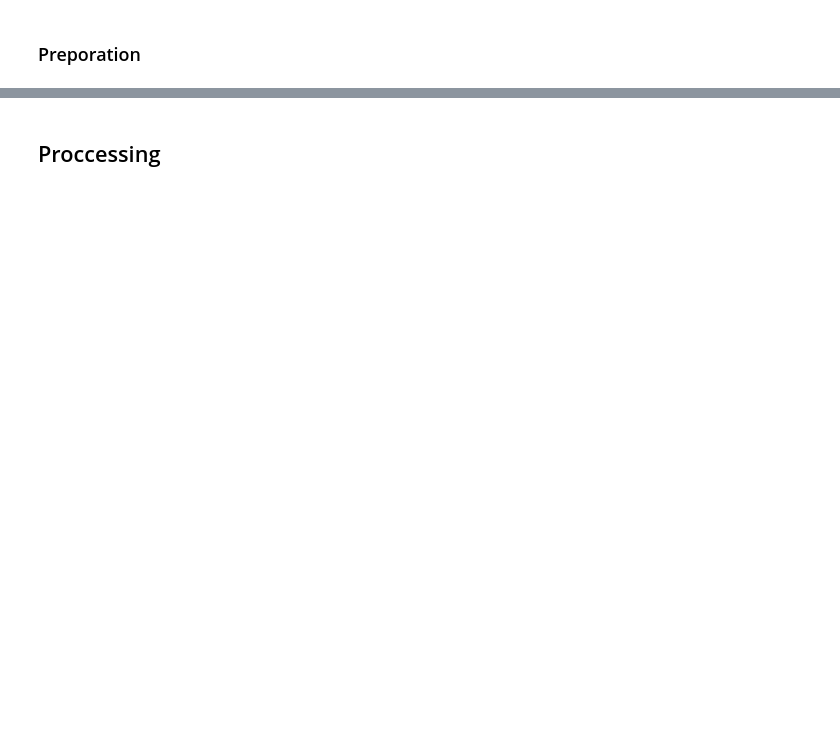
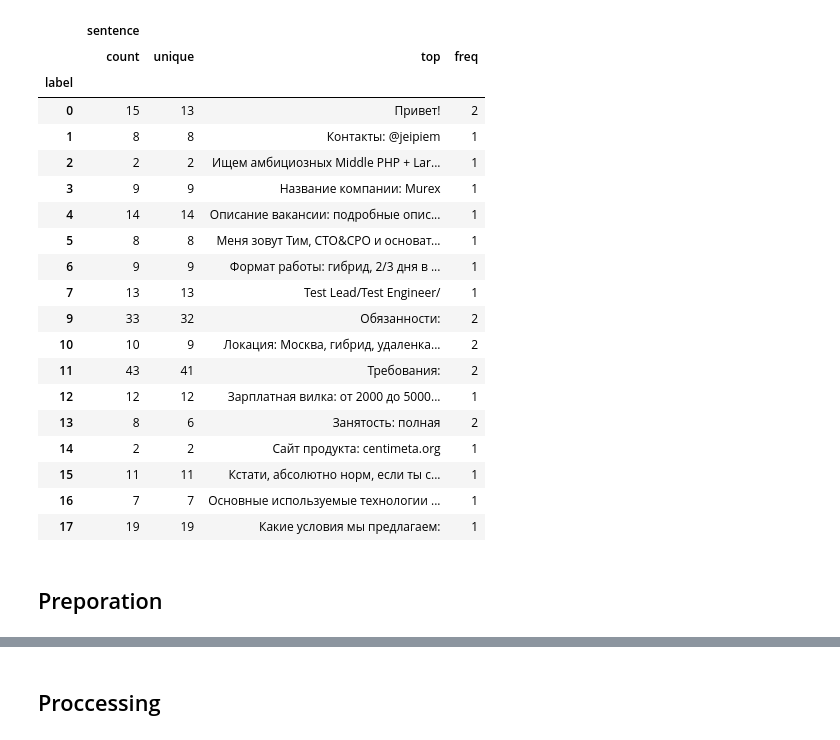
Before and after one commit to yarvod/pj-nlp, a Jupyter notebook: pj-nlp.ipynb, the cells around one changed output, grey strips where cells are left out. Saved outputs shown, nothing was run; the diff lists cells and outputs as text; code cells hidden in the pictures; blank space fills up the shorter version.

```diff
--- a/pj-nlp.ipynb
+++ b/pj-nlp.ipynb
@@ -82,3 +153,27 @@ plt.show()
+# %%
+desc = dfLabeled.groupby('label').describe()
+desc
+# %% [output]
+|  | sentence |  |  |  |
+|  | count | unique | top | freq |
+| label |  |  |  |  |
+| 0 | 15 | 13 | Привет! | 2 |
+| 1 | 8 | 8 | Контакты: @jeipiem | 1 |
+| 2 | 2 | 2 | Ищем амбициозных Middle PHP + Lar... | 1 |
+| 3 | 9 | 9 | Название компании: Murex | 1 |
+| 4 | 14 | 14 | Описание вакансии: подробные опис... | 1 |
+| 5 | 8 | 8 | Меня зовут Тим, CTO&CPO и основат... | 1 |
+| 6 | 9 | 9 | Формат работы: гибрид, 2/3 дня в ... | 1 |
+| 7 | 13 | 13 | Test Lead/Test Engineer/ | 1 |
+| 9 | 33 | 32 | Обязанности: | 2 |
+| 10 | 10 | 9 | Локация: Москва, гибрид, удаленка... | 2 |
+| 11 | 43 | 41 | Требования: | 2 |
+| 12 | 12 | 12 | Зарплатная вилка: от 2000 до 5000... | 1 |
+| 13 | 8 | 6 | Занятость: полная | 2 |
+| 14 | 2 | 2 | Сайт продукта: centimeta.org | 1 |
+| 15 | 11 | 11 | Кстати, абсолютно норм, если ты с... | 1 |
+| 16 | 7 | 7 | Основные используемые технологии ... | 1 |
+| 17 | 19 | 19 | Какие условия мы предлагаем: | 1 |
 # %% [markdown]
-### Preporation
+## Preporation
 # %%
```
Also changed, not shown: parts of 37 cells of this notebook, 2 other files.
